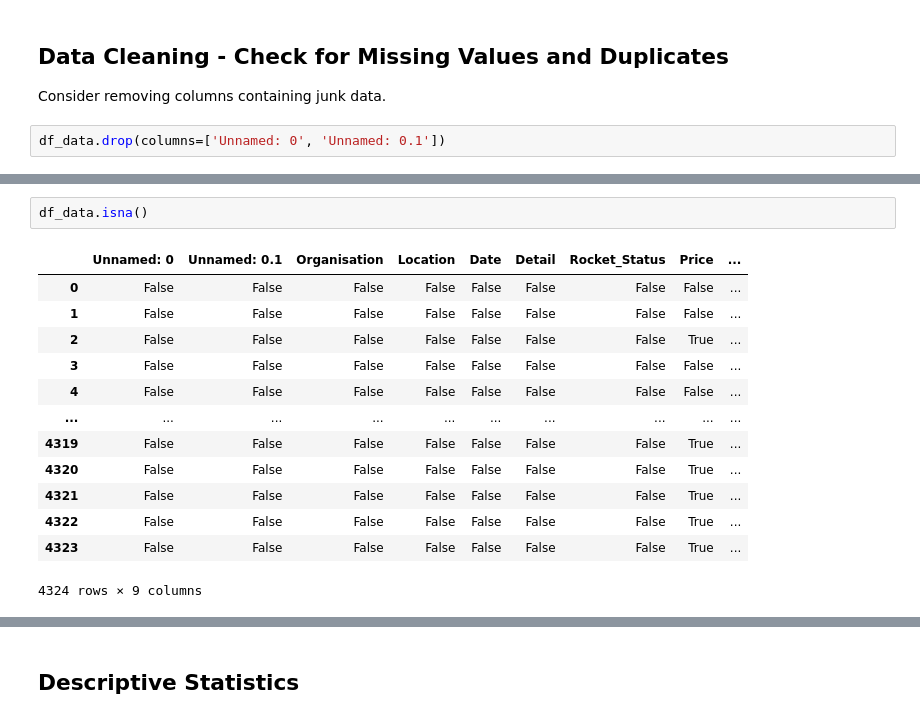
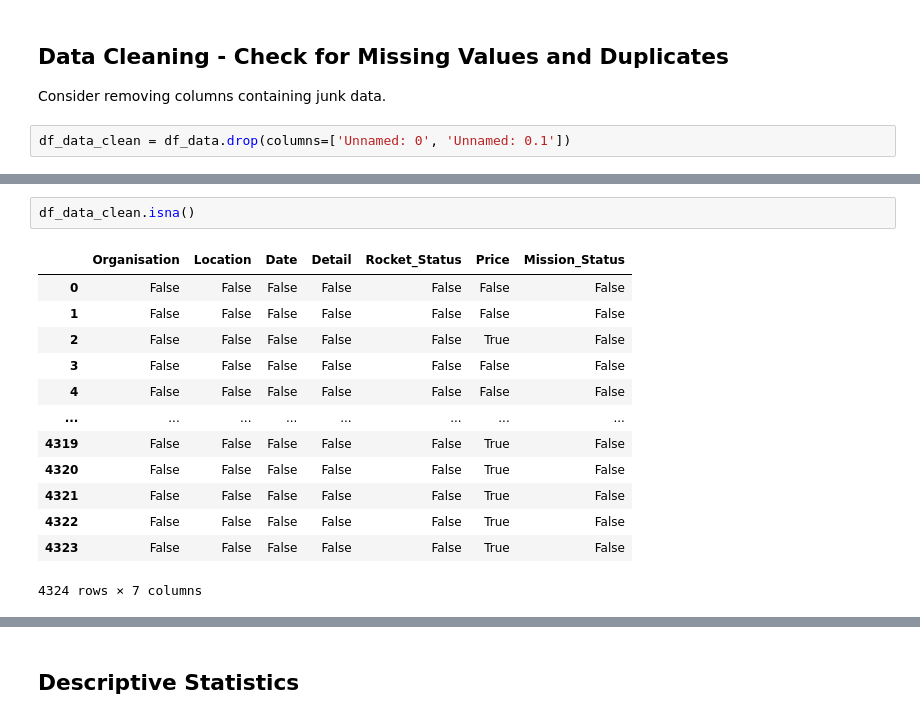
Before and after one commit to indigorose/Analysing_the_Space_Race, a Jupyter notebook: Space_Missions_Analysis_(start).ipynb, the cells around one changed output, grey strips where cells are left out. Drawn from its saved outputs; the diff is of its cells as text.

```diff
--- a/Space_Missions_Analysis_(start).ipynb
+++ b/Space_Missions_Analysis_(start).ipynb
@@ -84,4 +84,4 @@ Are there any duplicates? - False
 
 Consider removing columns containing junk data.
 # %%
-df_data.drop(columns=['Unnamed: 0', 'Unnamed: 0.1'])
+df_data_clean = df_data.drop(columns=['Unnamed: 0', 'Unnamed: 0.1'])
@@ -102,19 +88,19 @@ df_data.drop(columns=['Unnamed: 0', 'Unnamed: 0.1'])
 # %%
-df_data.isna()
+df_data_clean.isna()
 # %% [output]
-|  | Unnamed: 0 | Unnamed: 0.1 | Organisation | Location | Date | Detail | Rocket_Status | Price | ... |
-| 0 | False | False | False | False | False | False | False | False | ... |
-| 1 | False | False | False | False | False | False | False | False | ... |
-| 2 | False | False | False | False | False | False | False | True | ... |
-| 3 | False | False | False | False | False | False | False | False | ... |
-| 4 | False | False | False | False | False | False | False | False | ... |
-| ... | ... | ... | ... | ... | ... | ... | ... | ... | ... |
-| 4319 | False | False | False | False | False | False | False | True | ... |
-| 4320 | False | False | False | False | False | False | False | True | ... |
-| 4321 | False | False | False | False | False | False | False | True | ... |
-| 4322 | False | False | False | False | False | False | False | True | ... |
-| 4323 | False | False | False | False | False | False | False | True | ... |
+|  | Organisation | Location | Date | Detail | Rocket_Status | Price | Mission_Status |
+| 0 | False | False | False | False | False | False | False |
+| 1 | False | False | False | False | False | False | False |
+| 2 | False | False | False | False | False | True | False |
+| 3 | False | False | False | False | False | False | False |
+| 4 | False | False | False | False | False | False | False |
+| ... | ... | ... | ... | ... | ... | ... | ... |
+| 4319 | False | False | False | False | False | True | False |
+| 4320 | False | False | False | False | False | True | False |
+| 4321 | False | False | False | False | False | True | False |
+| 4322 | False | False | False | False | False | True | False |
+| 4323 | False | False | False | False | False | True | False |
-4324 rows × 9 columns
+4324 rows × 7 columns
 # %%
 # dropna() removes the duplicate values.
 # This is checked with a shape call which updates us with 964 rows and 9 columns.
```
Also changed, not shown: parts of 13 cells of this notebook.
